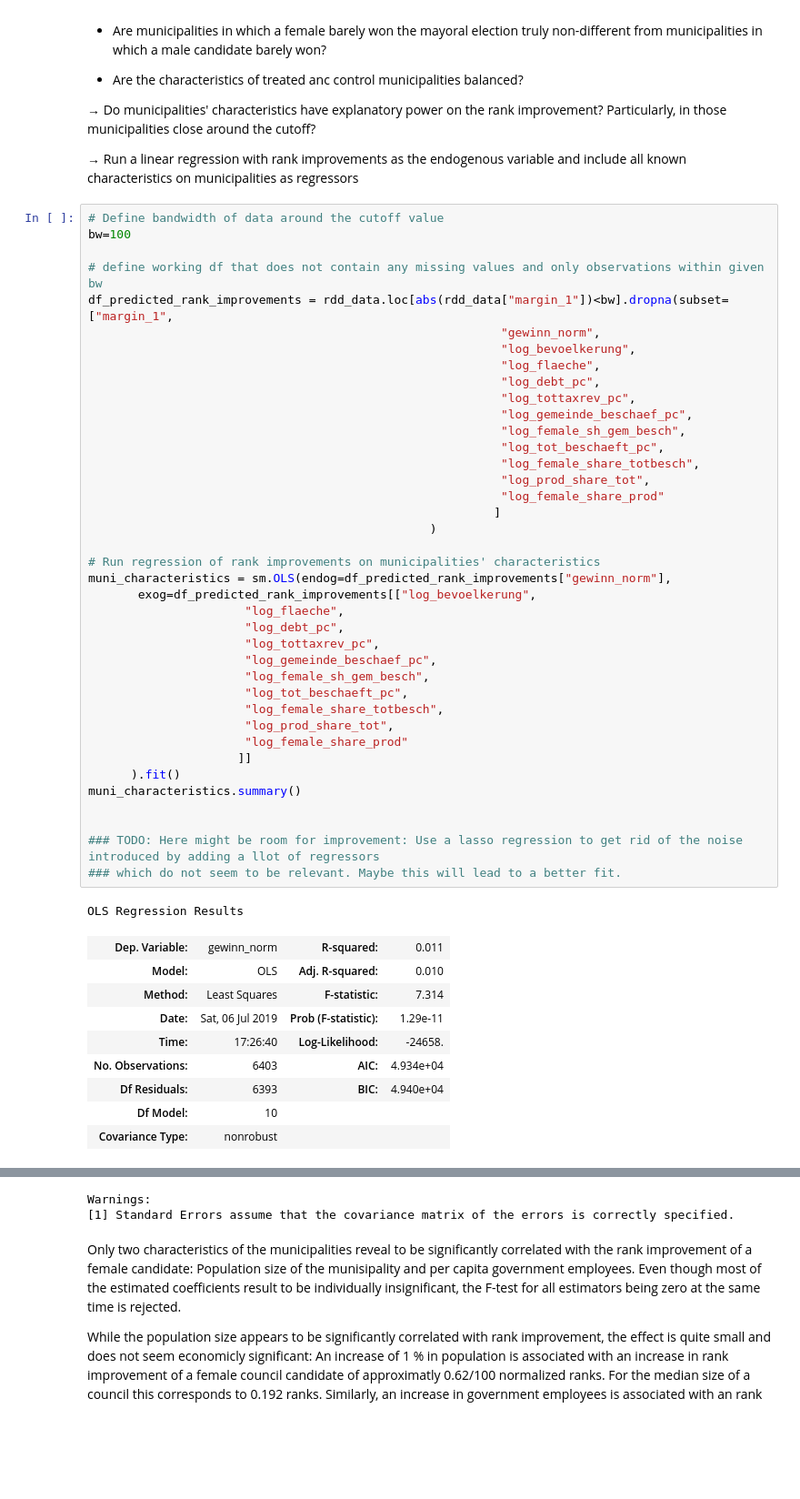
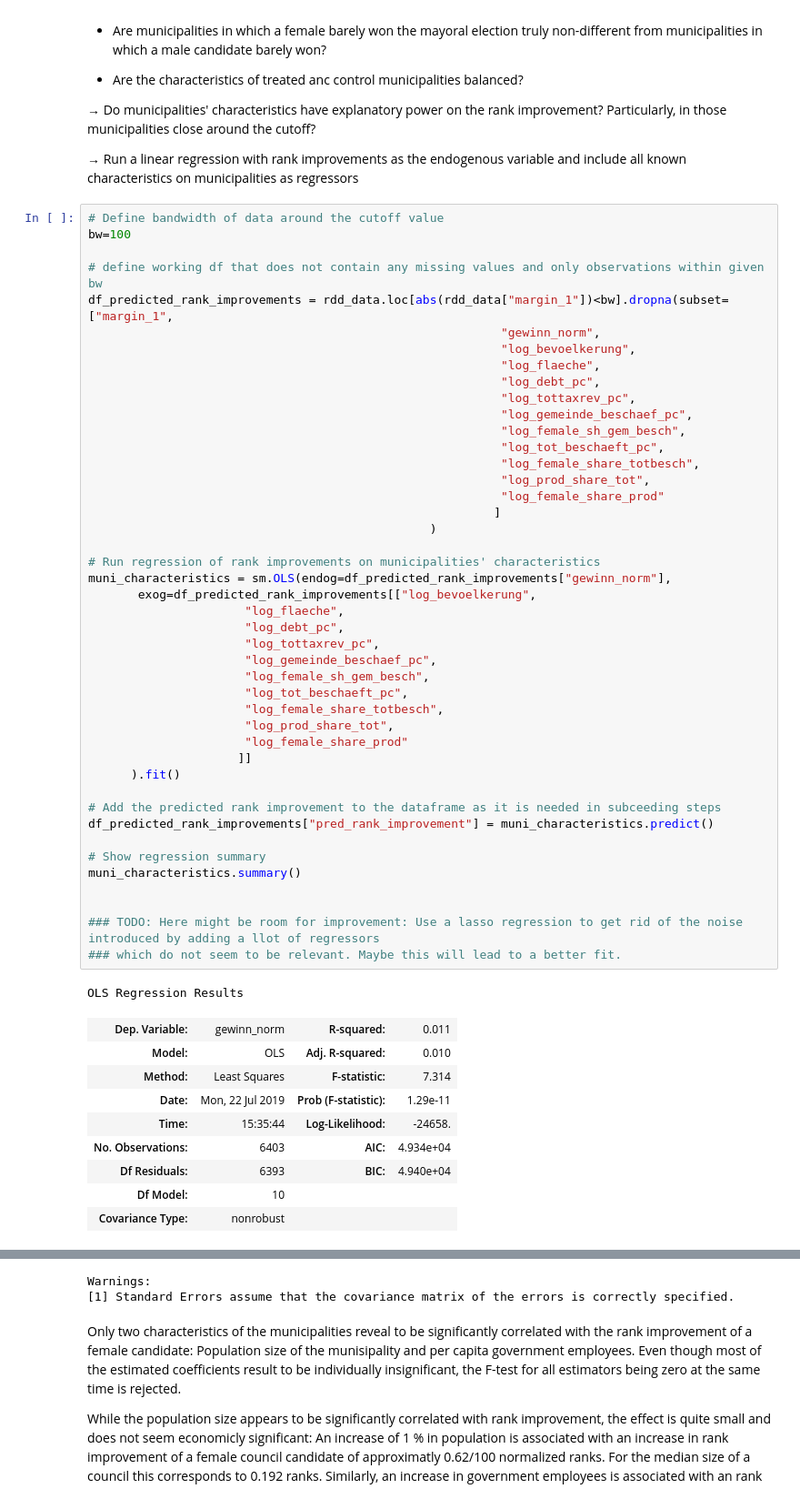
Before and after one commit to DaLueke/replication-baskeran-hessami-2018, a Jupyter notebook: student_project.ipynb, the cells around one changed output, grey strips where cells are left out. Shown at 91% size. Cells and saved outputs as stored; diff of their text form; blank space fills up the shorter version.

```diff
--- a/student_project.ipynb
+++ b/student_project.ipynb
@@ -274,35 +274,40 @@ df_predicted_rank_improvements = rdd_data.loc[abs(rdd_data["margin_1"])<bw].drop
                                                           "log_female_share_totbesch",
                                                           "log_prod_share_tot",
                                                           "log_female_share_prod"
                                                          ]
                                                 )
 
 # Run regression of rank improvements on municipalities' characteristics
 muni_characteristics = sm.OLS(endog=df_predicted_rank_improvements["gewinn_norm"],
        exog=df_predicted_rank_improvements[["log_bevoelkerung",
                       "log_flaeche",
                       "log_debt_pc",
                       "log_tottaxrev_pc",
                       "log_gemeinde_beschaef_pc",
                       "log_female_sh_gem_besch",
                       "log_tot_beschaeft_pc",
                       "log_female_share_totbesch",
                       "log_prod_share_tot",
                       "log_female_share_prod"
                      ]]
       ).fit()
+
+# Add the predicted rank improvement to the dataframe as it is needed in subceeding steps
+df_predicted_rank_improvements["pred_rank_improvement"] = muni_characteristics.predict()
+
+# Show regression summary
 muni_characteristics.summary()
 
 
 ### TODO: Here might be room for improvement: Use a lasso regression to get rid of the noise introduced by adding a llot of regressors
 ### which do not seem to be relevant. Maybe this will lead to a better fit.
 # %% [output]
 OLS Regression Results
 | Dep. Variable: | gewinn_norm | R-squared: | 0.011 |
 | Model: | OLS | Adj. R-squared: | 0.010 |
 | Method: | Least Squares | F-statistic: | 7.314 |
-| Date: | Sat, 06 Jul 2019 | Prob (F-statistic): | 1.29e-11 |
-| Time: | 17:26:40 | Log-Likelihood: | -24658. |
+| Date: | Mon, 22 Jul 2019 | Prob (F-statistic): | 1.29e-11 |
+| Time: | 15:35:44 | Log-Likelihood: | -24658. |
 | No. Observations: | 6403 | AIC: | 4.934e+04 |
 | Df Residuals: | 6393 | BIC: | 4.940e+04 |
 | Df Model: | 10 |  |  |
```
Also changed, not shown: parts of 9 cells of this notebook.
